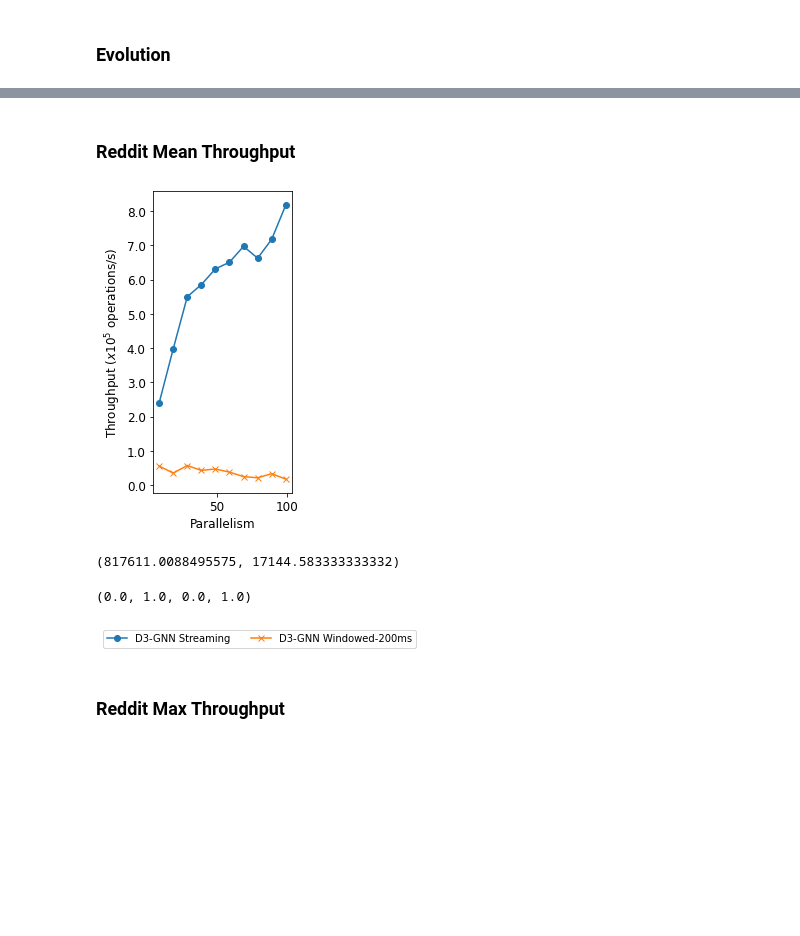
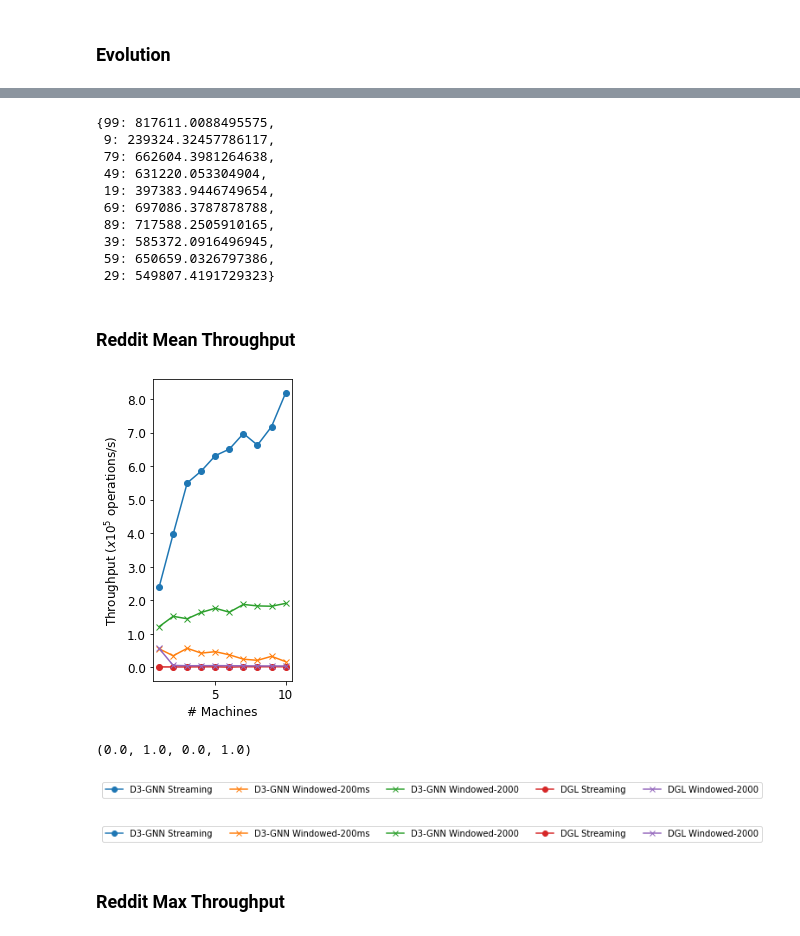
Before and after one commit to Rustam-Warwick/d3-gnn, a Jupyter notebook: helper-scripts/jupyter/Process Flink Metrics.ipynb, the cells around one changed output, grey strips where cells are left out. Drawn from its saved outputs; the diff is of its cells as text; code cells hidden in the pictures; blank space fills up the shorter version.

```diff
--- a/helper-scripts/jupyter/Process Flink Metrics.ipynb
+++ b/helper-scripts/jupyter/Process Flink Metrics.ipynb
@@ -70,6 +70,12 @@ def plot_evolution_dicts(throughput_dict):
         ax[i].set_xlabel("Parallelism: %s" % key)
         ax[i].ticklabel_format(style='plain',useOffset=False)
     plt.show()
+# %%
+def transform_parallel_to_machines(throughput_dict):
+    a = {}
+    for i,j in throughput_dict.items():
+        a[round(i/10)] = j
+    return a
 # %%
 def get_aggregated_throughput(entry_folder_name="metrics", operator_name="GNN Operator - 2", metric_name="numRecordsInPerSecond", agg="concat", is_lambda=False):
     throughput_dict = {}
@@ -105,6 +111,8 @@ def plot_aggregated_dict(title, inputs, labels, markers, linestyles, colors, fit
     lines = list()
     for key in x:
         for i, _ in enumerate(y):
+            if key not in inputs[i]:
+                inputs[i][key] = 0
             val = np.array(inputs[i][key])
             y[i] = np.append(y[i], val)
     fig, ax = plt.subplots() if pre_fig is None else pre_fig
@@ -225,11 +295,25 @@ fig.savefig("throughput_evolution.png")
+# %%
+streaming_throughput_mean
+# %% [output]
+{99: 817611.0088495575,
+ 9: 239324.32457786117,
+ 79: 662604.3981264638,
+ 49: 631220.053304904,
+ 19: 397383.9446749654,
+ 69: 697086.3787878788,
+ 89: 717588.2505910165,
+ 39: 585372.0916496945,
+ 59: 650659.0326797386,
+ 29: 549807.4191729323}
 # %% [markdown]
 ### Reddit Mean Throughput
 # %%
 # streaming_throughput_max=get_aggregated_throughput(entry_folder_name="../streaming_throughput_1_10",metric_name="throughput", agg="max")
-streaming_throughput_mean=agg_concat_list(get_aggregated_throughput(entry_folder_name="../metrics/Streaming Metrics HDRF 8/",metric_name="throughput"),agg="mean")
-windowed_throughput_mean=agg_concat_list(get_aggregated_throughput(entry_folder_name="../metrics/Windowed Metrics HDRF 2/",metric_name="throughput"),agg="mean")
-streaming_replication_factor = agg_concat_list(get_aggregated_throughput(entry_folder_name="../metrics/Streaming Metrics HDRF 8/", operator_name="HDRF-Partitioner-10Threads", metric_name="Replication Factor"),agg="last_nonzero")
-fig, ax, lines1 = plot_aggregated_dict(None, [streaming_throughput_mean, windowed_throughput_mean],["D3-GNN Streaming", "D3-GNN Windowed-200ms"], ["o", "x"], ["-","-"], [None, None])
+streaming_throughput_mean=transform_parallel_to_machines(agg_concat_list(get_aggregated_throughput(entry_folder_name="../../jupyter/metrics/Streaming Metrics HDRF 8/", metric_name="throughput"),agg="mean"))
+windowed_throughput_mean=transform_parallel_to_machines(agg_concat_list(get_aggregated_throughput(entry_folder_name="../../jupyter/metrics/Windowed Metrics HDRF 2/", metric_name="throughput"),agg="mean"))
+count_window_throughput_mean = transform_parallel_to_machines(agg_concat_list(get_aggregated_throughput(entry_folder_name="../../jupyter/metrics/CountWindowMetrics/", metric_name="throughput"),agg="mean"))
+# streaming_replication_factor = agg_concat_list(get_aggregated_throughput(entry_folder_name="../../jupyter/metrics/Streaming Metrics HDRF 8/", operator_name="HDRF-Partitioner-10Threads", metric_name="Replication Factor"),agg="last_nonzero")
+fig, ax, lines1 = plot_aggregated_dict(None, [streaming_throughput_mean, windowed_throughput_mean, count_window_throughput_mean, DGL_STREAMING_MEAN_THROUGHPUT, DGL_WINDOWED_MEAN_THROUGHPUT],["D3-GNN Streaming", "D3-GNN Windowed-200ms", "D3-GNN Windowed-2000", "DGL Streaming", "DGL Windowed-2000"], ["o", "x","x", "o", "x"], ["-","-","-","-","-"], [None, None, None, None, None], xlabel="# Machines")
 #ax2 = ax.twinx()
 #_, _, lines2 = plot_aggregated_dict(None, [streaming_replication_factor],["RF (HDRF-8)"], ["+"], ["--"],["g"], ylabel="Replication Factor", pre_fig=(fig,ax2), formatter=yfmt2)
 #lines = lines1 + lines2
@@ -238,21 +322,21 @@ fig, ax, lines1 = plot_aggregated_dict(None, [streaming_throughput_mean, windowe
 #ax.legend(fontsize=12)
 plt.rcParams["figure.figsize"] = (3,5)
 # %% [output]
-[figure, old version]
+[figure, new version]
-# %%
-streaming_throughput_mean[99], windowed_throughput_mean[99]
-# %% [output]
-(817611.0088495575, 17144.583333333332)
 # %%
 # for legend separately
 figsize = (5, 0.3)
 fig_leg = plt.figure(figsize=figsize)
 ax_leg = fig_leg.add_subplot(111)
 # add the legend from the previous axes
-ax_leg.legend(*ax.get_legend_handles_labels(), loc='center', ncol=2)
+ax_leg.legend(*ax.get_legend_handles_labels(), loc='center', ncol=5)
 # hide the axes frame and the x/y labels
 ax_leg.axis('off')
 # %% [output]
 (0.0, 1.0, 0.0, 1.0)
-[figure, old version]
+[figure, new version]
+# %%
+fig_leg
+# %% [output]
+[figure, added]
 # %%
```
Also changed, not shown: parts of 9 cells of this notebook, 33 other files.
